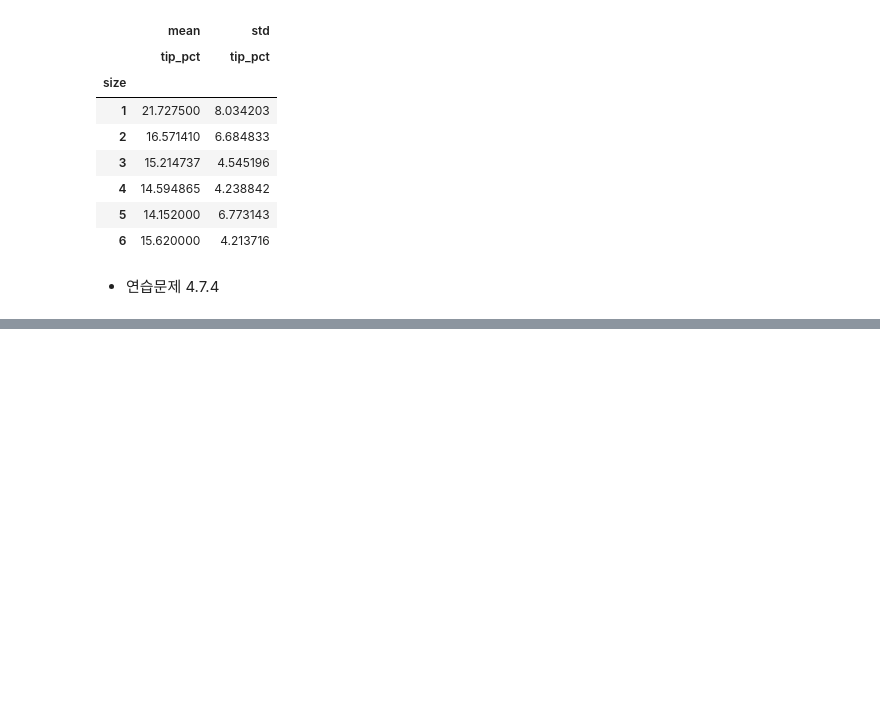
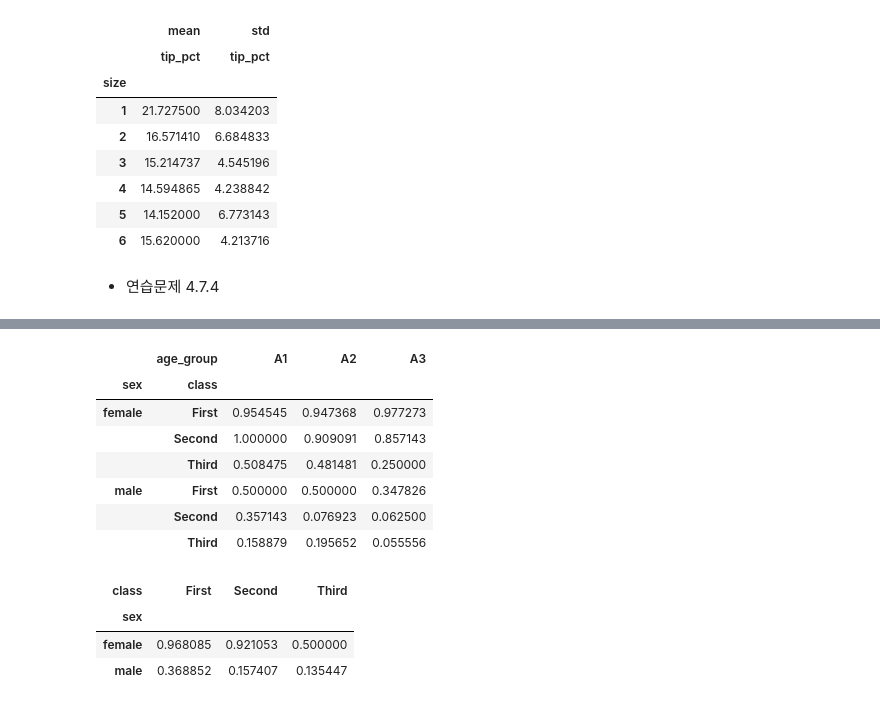
Before and after one commit to ckiekim/DataAnalysis-2023.09, a Jupyter notebook: 02.Pandas/08.그룹분석.ipynb, the cells around one changed output, grey strips where cells are left out. Cells and saved outputs as stored; diff of their text form; code cells hidden in the pictures; blank space fills up the shorter version.

```diff
--- a/02.Pandas/08.그룹분석.ipynb
+++ b/02.Pandas/08.그룹분석.ipynb
@@ -313,6 +321,23 @@ tips.pivot_table('tip_pct', 'size', aggfunc=['mean','std'])
 # %%
 # 1. qcut 명령으로 세 개의 나이 그룹을 만든다.
+df['age_group'] = pd.qcut(df.age, 3, labels=['A1','A2','A3'])
 # %%
 # 2. 성별, 선실, 나이 그룹에 의한 생존율을 데이터프레임으로 계산한다.
+df.pivot_table('survived', ['sex','class'], 'age_group')
+# %% [output]
+|  | age_group | A1 | A2 | A3 |
+| sex | class |  |  |  |
+| female | First | 0.954545 | 0.947368 | 0.977273 |
+|  | Second | 1.000000 | 0.909091 | 0.857143 |
+|  | Third | 0.508475 | 0.481481 | 0.250000 |
+| male | First | 0.500000 | 0.500000 | 0.347826 |
+|  | Second | 0.357143 | 0.076923 | 0.062500 |
+|  | Third | 0.158879 | 0.195652 | 0.055556 |
 # %%
 # 3. 성별 및 선실에 의한 생존율
+df.pivot_table('survived', 'sex', 'class')
+# %% [output]
+| class | First | Second | Third |
+| sex |  |  |  |
+| female | 0.968085 | 0.921053 | 0.500000 |
+| male | 0.368852 | 0.157407 | 0.135447 |
```
Also changed, not shown: parts of 2 cells of this notebook.
